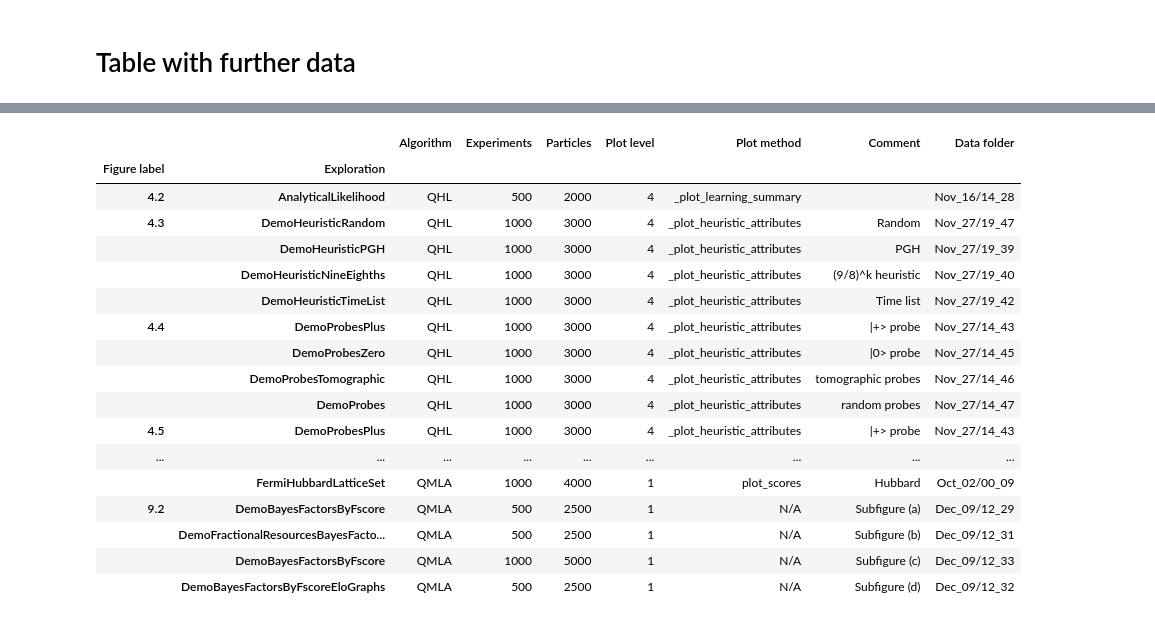
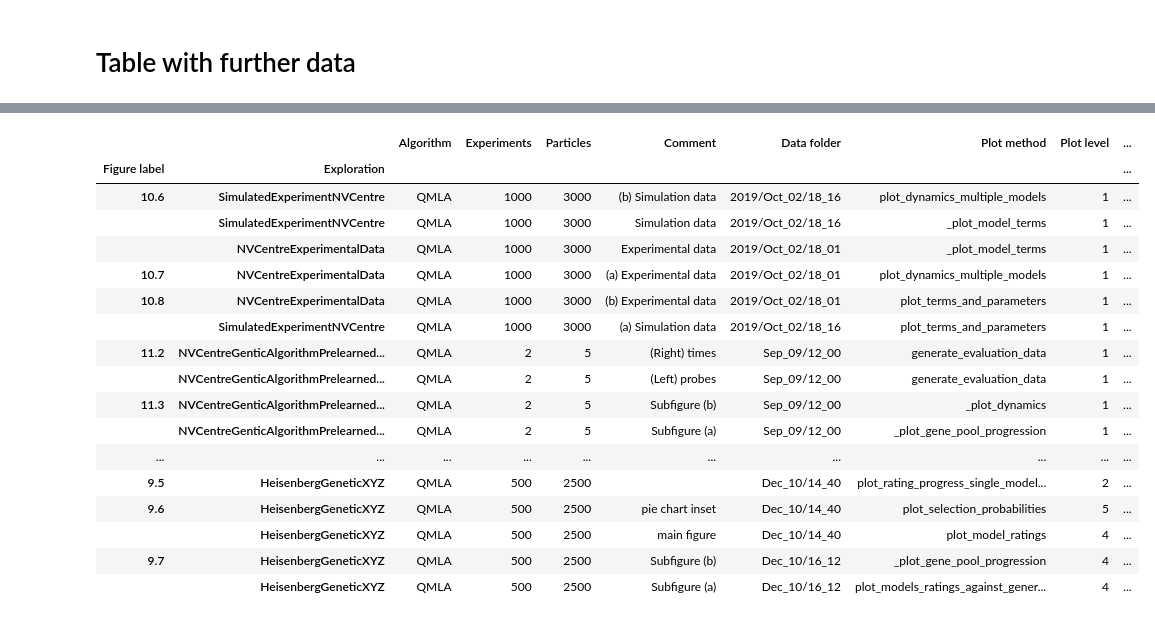
Before and after one commit to flynnbr11/schrodingers_catwalk, a Jupyter notebook: figure_development/figure_development_table.ipynb, the cells around one changed output, grey strips where cells are left out. Saved outputs shown, nothing was run; the diff lists cells and outputs as text; code cells hidden in the pictures.

Commit message:
updated fig reproduction table

```diff
--- a/figure_development/figure_development_table.ipynb
+++ b/figure_development/figure_development_table.ipynb
@@ -470,39 +733,42 @@ with open(table_path, 'w') as f:
 # %%
 further_data = [
     # order for columns and which to include
     "Figure label",
     "Exploration",
     "Algorithm",
     "Experiments",
     "Particles",
-    "Plot level",
-    "Plot method",
     "Comment",
     "Data folder",
+    "Plot method",
+    "Plot level",
+    "Folder",
+    "Name",
+    "Run time"
 ]
 
 extended_fig_table = figure_df[further_data]
 extended_fig_table = extended_fig_table.sort_values('Figure label')
 extended_fig_table.set_index(["Figure label", "Exploration"])
 # %% [output]
-|  |  | Algorithm | Experiments | Particles | Plot level | Plot method | Comment | Data folder |
-| Figure label | Exploration |  |  |  |  |  |  |  |
-| 4.2 | AnalyticalLikelihood | QHL | 500 | 2000 | 4 | _plot_learning_summary |  | Nov_16/14_28 |
-| 4.3 | DemoHeuristicRandom | QHL | 1000 | 3000 | 4 | _plot_heuristic_attributes | Random | Nov_27/19_47 |
-|  | DemoHeuristicPGH | QHL | 1000 | 3000 | 4 | _plot_heuristic_attributes | PGH | Nov_27/19_39 |
-|  | DemoHeuristicNineEighths | QHL | 1000 | 3000 | 4 | _plot_heuristic_attributes | (9/8)^k heuristic | Nov_27/19_40 |
-|  | DemoHeuristicTimeList | QHL | 1000 | 3000 | 4 | _plot_heuristic_attributes | Time list | Nov_27/19_42 |
-| 4.4 | DemoProbesPlus | QHL | 1000 | 3000 | 4 | _plot_heuristic_attributes | |+> probe | Nov_27/14_43 |
-|  | DemoProbesZero | QHL | 1000 | 3000 | 4 | _plot_heuristic_attributes | |0> probe | Nov_27/14_45 |
-|  | DemoProbesTomographic | QHL | 1000 | 3000 | 4 | _plot_heuristic_attributes | tomographic probes | Nov_27/14_46 |
-|  | DemoProbes | QHL | 1000 | 3000 | 4 | _plot_heuristic_attributes | random probes | Nov_27/14_47 |
-| 4.5 | DemoProbesPlus | QHL | 1000 | 3000 | 4 | _plot_heuristic_attributes | |+> probe | Nov_27/14_43 |
-| ... | ... | ... | ... | ... | ... | ... | ... | ... |
-|  | FermiHubbardLatticeSet | QMLA | 1000 | 4000 | 1 | plot_scores | Hubbard | Oct_02/00_09 |
-| 9.2 | DemoBayesFactorsByFscore | QMLA | 500 | 2500 | 1 | N/A | Subfigure (a) | Dec_09/12_29 |
-|  | DemoFractionalResourcesBayesFacto... | QMLA | 500 | 2500 | 1 | N/A | Subfigure (b) | Dec_09/12_31 |
-|  | DemoBayesFactorsByFscore | QMLA | 1000 | 5000 | 1 | N/A | Subfigure (c) | Dec_09/12_33 |
-|  | DemoBayesFactorsByFscoreEloGraphs | QMLA | 500 | 2500 | 1 | N/A | Subfigure (d) | Dec_09/12_32 |
+|  |  | Algorithm | Experiments | Particles | Comment | Data folder | Plot method | Plot level | ... |
+| Figure label | Exploration |  |  |  |  |  |  |  | ... |
+| 10.6 | SimulatedExperimentNVCentre | QMLA | 1000 | 3000 | (b) Simulation data | 2019/Oct_02/18_16 | plot_dynamics_multiple_models | 1 | ... |
+|  | SimulatedExperimentNVCentre | QMLA | 1000 | 3000 | Simulation data | 2019/Oct_02/18_16 | _plot_model_terms | 1 | ... |
+|  | NVCentreExperimentalData | QMLA | 1000 | 3000 | Experimental data | 2019/Oct_02/18_01 | _plot_model_terms | 1 | ... |
+| 10.7 | NVCentreExperimentalData | QMLA | 1000 | 3000 | (a) Experimental data | 2019/Oct_02/18_01 | plot_dynamics_multiple_models | 1 | ... |
+| 10.8 | NVCentreExperimentalData | QMLA | 1000 | 3000 | (b) Experimental data | 2019/Oct_02/18_01 | plot_terms_and_parameters | 1 | ... |
+|  | SimulatedExperimentNVCentre | QMLA | 1000 | 3000 | (a) Simulation data | 2019/Oct_02/18_16 | plot_terms_and_parameters | 1 | ... |
+| 11.2 | NVCentreGenticAlgorithmPrelearned... | QMLA | 2 | 5 | (Right) times | Sep_09/12_00 | generate_evaluation_data | 1 | ... |
+|  | NVCentreGenticAlgorithmPrelearned... | QMLA | 2 | 5 | (Left) probes | Sep_09/12_00 | generate_evaluation_data | 1 | ... |
+| 11.3 | NVCentreGenticAlgorithmPrelearned... | QMLA | 2 | 5 | Subfigure (b) | Sep_09/12_00 | _plot_dynamics | 1 | ... |
+|  | NVCentreGenticAlgorithmPrelearned... | QMLA | 2 | 5 | Subfigure (a) | Sep_09/12_00 | _plot_gene_pool_progression | 1 | ... |
+| ... | ... | ... | ... | ... | ... | ... | ... | ... | ... |
+| 9.5 | HeisenbergGeneticXYZ | QMLA | 500 | 2500 |  | Dec_10/14_40 | plot_rating_progress_single_model... | 2 | ... |
+| 9.6 | HeisenbergGeneticXYZ | QMLA | 500 | 2500 | pie chart inset | Dec_10/14_40 | plot_selection_probabilities | 5 | ... |
+|  | HeisenbergGeneticXYZ | QMLA | 500 | 2500 | main figure | Dec_10/14_40 | plot_model_ratings | 4 | ... |
+| 9.7 | HeisenbergGeneticXYZ | QMLA | 500 | 2500 | Subfigure (b) | Dec_10/16_12 | _plot_gene_pool_progression | 4 | ... |
+|  | HeisenbergGeneticXYZ | QMLA | 500 | 2500 | Subfigure (a) | Dec_10/16_12 | plot_models_ratings_against_gener... | 4 | ... |
 # %%
 # col_fmt = 'c|'*len(df_cols)
 
```
Also changed, not shown: parts of 2 cells of this notebook, 11 other files.
